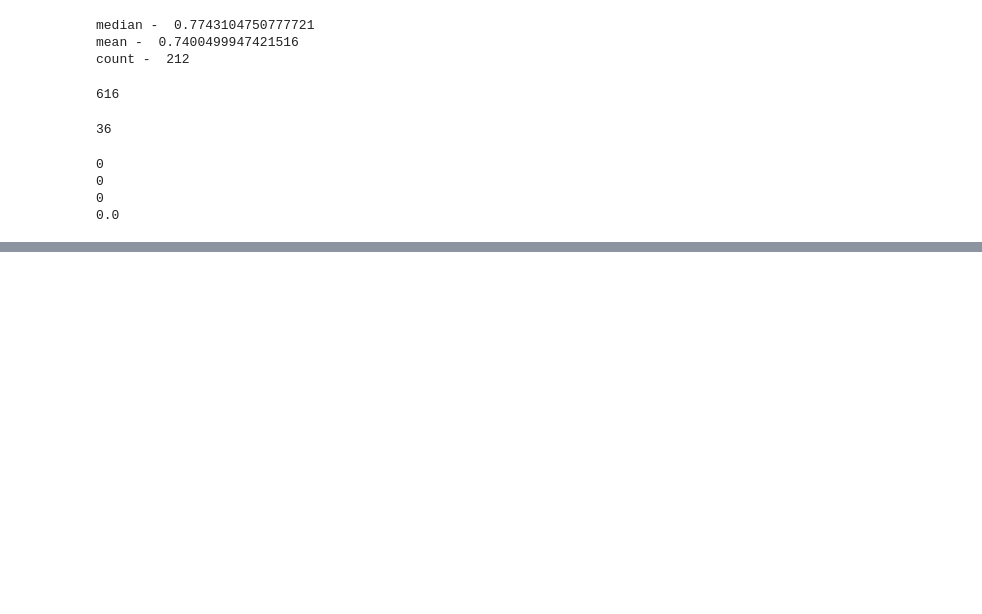
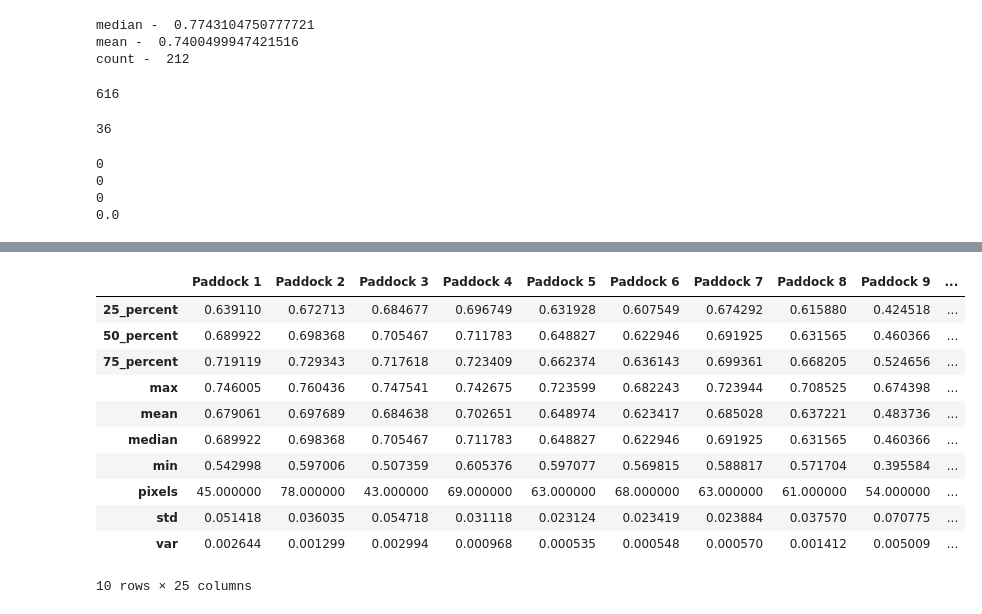
Before and after one commit to biguscj7/Farm_NDVI, a Jupyter notebook: project_files/dev_work.ipynb, the cells around one changed output, grey strips where cells are left out. Cells and saved outputs as stored; diff of their text form; code cells hidden in the pictures; blank space fills up the shorter version.

```diff
--- a/project_files/dev_work.ipynb
+++ b/project_files/dev_work.ipynb
@@ -191,3 +193,15 @@ products = api.query(footprint,
                      platformname='Sentinel-2',
                      processinglevel='Level-2A',
                      cloudcoverpercentage=(0, 75))
+# %%
+path_str = 'S2B_MSIL2A_20200503T164839_N0214_R026_T16TCM_20200503T211237.SAFE'
+
+votm = SentinelPass(path_str, 'votm')
+
+stat_paddocks = ['Paddock 1', 'Paddock 2', 'Paddock 3', 'Paddock 4', 'Paddock 5',
+                 'Paddock 6', 'Paddock 7', 'Paddock 8', 'Paddock 9', 'Paddock 10',
+                 'Paddock 11', 'Paddock 12', 'Paddock 13', 'Paddock 14', 'Paddock 15',
+                 'Paddock 16', 'Paddock 17', 'Paddock 18', 'Paddock 19', 'Paddock 20',
+                 'Paddock 21', 'Paddock 22', 'Paddock 23', 'East 18 North', 'East 18 South']
+
+stat_index = 'ndvi'
@@ -193,0 +225,5 @@ products = api.query(footprint,
+# %%
+df_list = []
+
+for pdk in stat_paddocks:
+    df_list.append(pd.DataFrame.from_dict(votm.paddock_stats(stat_index, pdk)))
@@ -193,0 +248,15 @@ products = api.query(footprint,
+# %%
+pd.concat(df_list, axis=1)
+# %% [output]
+|  | Paddock 1 | Paddock 2 | Paddock 3 | Paddock 4 | Paddock 5 | Paddock 6 | Paddock 7 | Paddock 8 | Paddock 9 | ... |
+| 25_percent | 0.639110 | 0.672713 | 0.684677 | 0.696749 | 0.631928 | 0.607549 | 0.674292 | 0.615880 | 0.424518 | ... |
+| 50_percent | 0.689922 | 0.698368 | 0.705467 | 0.711783 | 0.648827 | 0.622946 | 0.691925 | 0.631565 | 0.460366 | ... |
+| 75_percent | 0.719119 | 0.729343 | 0.717618 | 0.723409 | 0.662374 | 0.636143 | 0.699361 | 0.668205 | 0.524656 | ... |
+| max | 0.746005 | 0.760436 | 0.747541 | 0.742675 | 0.723599 | 0.682243 | 0.723944 | 0.708525 | 0.674398 | ... |
+| mean | 0.679061 | 0.697689 | 0.684638 | 0.702651 | 0.648974 | 0.623417 | 0.685028 | 0.637221 | 0.483736 | ... |
+| median | 0.689922 | 0.698368 | 0.705467 | 0.711783 | 0.648827 | 0.622946 | 0.691925 | 0.631565 | 0.460366 | ... |
+| min | 0.542998 | 0.597006 | 0.507359 | 0.605376 | 0.597077 | 0.569815 | 0.588817 | 0.571704 | 0.395584 | ... |
+| pixels | 45.000000 | 78.000000 | 43.000000 | 69.000000 | 63.000000 | 68.000000 | 63.000000 | 61.000000 | 54.000000 | ... |
+| std | 0.051418 | 0.036035 | 0.054718 | 0.031118 | 0.023124 | 0.023419 | 0.023884 | 0.037570 | 0.070775 | ... |
+| var | 0.002644 | 0.001299 | 0.002994 | 0.000968 | 0.000535 | 0.000548 | 0.000570 | 0.001412 | 0.005009 | ... |
+10 rows × 25 columns
```
Also changed, not shown: parts of 5 cells of this notebook, 5 other files.
